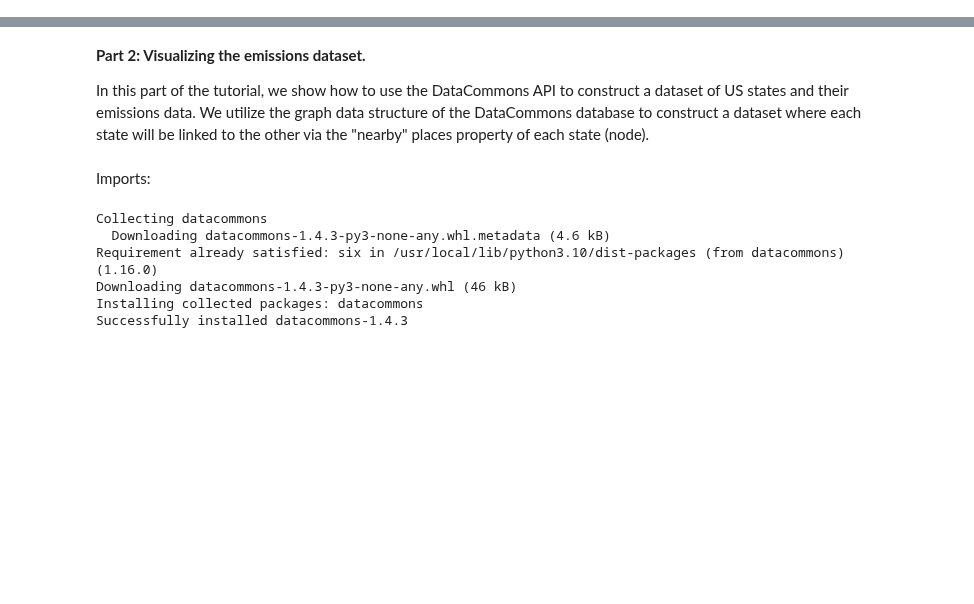
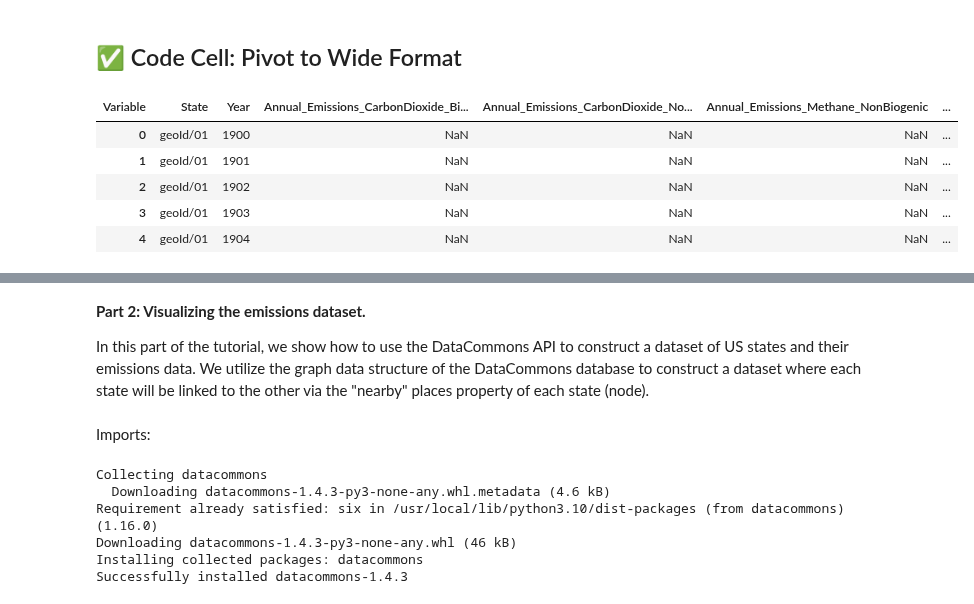
Before and after one commit to Nastiiasaenko/Data-Commons-, a Jupyter notebook: 02_environmental_exploration.ipynb, the cells around one changed output, grey strips where cells are left out. Saved outputs shown, nothing was run; the diff lists cells and outputs as text; code cells hidden in the pictures; blank space fills up the shorter version.

```diff
--- a/02_environmental_exploration.ipynb
+++ b/02_environmental_exploration.ipynb
@@ -33,0 +151,18 @@ In this notebook, we’ll move beyond individual API calls and build a **multi-d
+# %%
+# Initialize a list to collect all data points
+data = []
+
+# Loop over each state and variable to retrieve time series data
+for state in states_list:
+    for var in variables_list:
+        try:
+            stat_series = dc.get_stat_series(state, var)
+            for year, value in stat_series.items():
+                data.append({
+                    'State': state,
+                    'Year': year,
+                    'Variable': var,
+                    'Value': value
+                })
+        except Exception as e:
+            print(f"⚠️ Error fetching {var} for {state}: {e}")
@@ -33,0 +231,27 @@ In this notebook, we’ll move beyond individual API calls and build a **multi-d
+# %% [markdown]
+## ✅ Code Cell: Pivot to Wide Format
+# %%
+# Convert to DataFrame
+df_long = pd.DataFrame(data)
+
+# Convert Year to int for easier sorting
+df_long['Year'] = df_long['Year'].astype(int)
+
+# Pivot: one row per (State, Year), one column per Variable
+df_wide = df_long.pivot_table(
+    index=['State', 'Year'],
+    columns='Variable',
+    values='Value'
+).reset_index()
+
+# Optional: sort values for clarity
+df_wide = df_wide.sort_values(by=['State', 'Year']).reset_index(drop=True)
+
+df_wide.head()
+# %% [output]
+| Variable | State | Year | Annual_Emissions_CarbonDioxide_Bi... | Annual_Emissions_CarbonDioxide_No... | Annual_Emissions_Methane_NonBiogenic | ... |
+| 0 | geoId/01 | 1900 | NaN | NaN | NaN | ... |
+| 1 | geoId/01 | 1901 | NaN | NaN | NaN | ... |
+| 2 | geoId/01 | 1902 | NaN | NaN | NaN | ... |
+| 3 | geoId/01 | 1903 | NaN | NaN | NaN | ... |
+| 4 | geoId/01 | 1904 | NaN | NaN | NaN | ... |
```
Also changed, not shown: parts of 29 cells of this notebook.
